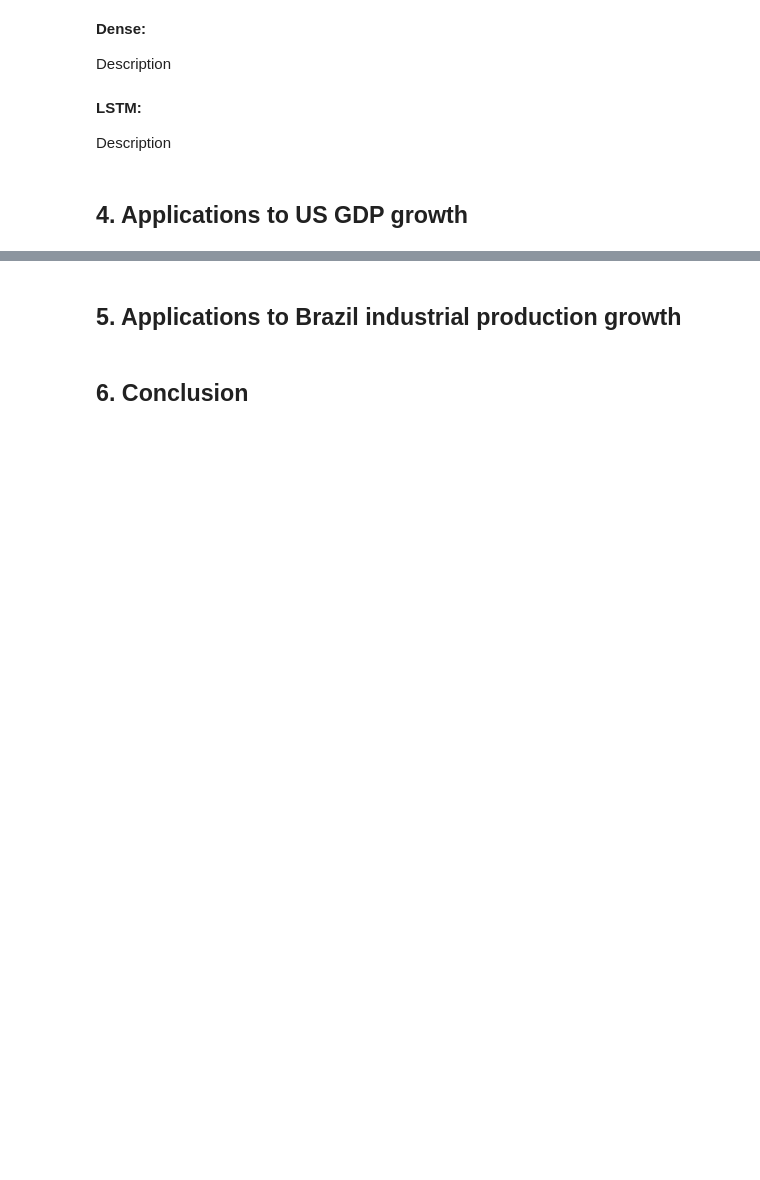
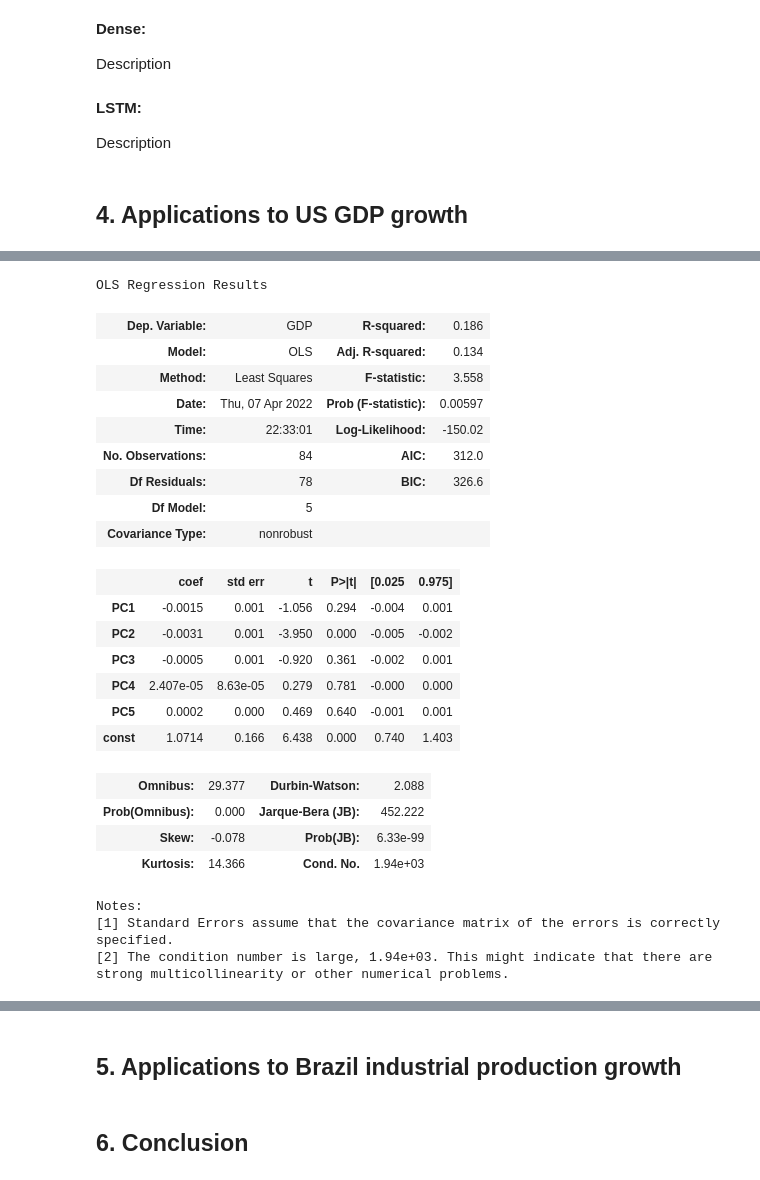
Before and after one commit to vgm236/Special_Project_Moreira_Raza-Nisar, a Jupyter notebook: app/sper_nisar_raza_moreira.ipynb, the cells around one changed output, grey strips where cells are left out. Saved outputs shown, nothing was run; the diff lists cells and outputs as text; code cells hidden in the pictures; blank space fills up the shorter version.

```diff
--- a/app/sper_nisar_raza_moreira.ipynb
+++ b/app/sper_nisar_raza_moreira.ipynb
@@ -183,0 +286,31 @@ Description
+# %%
+# Now, let's test the PCA regressions
+quarterly_all = sm.add_constant(quarterly_all)
+regression_pca = sm.OLS(quarterly_all['GDP'],quarterly_all[['PC1', 'PC2', 'PC3', 'PC4', 'PC5', 'const']], missing='drop').fit().summary()
+regression_pca
+# %% [output]
+OLS Regression Results
+| Dep. Variable: | GDP | R-squared: | 0.186 |
+| Model: | OLS | Adj. R-squared: | 0.134 |
+| Method: | Least Squares | F-statistic: | 3.558 |
+| Date: | Thu, 07 Apr 2022 | Prob (F-statistic): | 0.00597 |
+| Time: | 22:33:01 | Log-Likelihood: | -150.02 |
+| No. Observations: | 84 | AIC: | 312.0 |
+| Df Residuals: | 78 | BIC: | 326.6 |
+| Df Model: | 5 |  |  |
+| Covariance Type: | nonrobust |  |  |
+|  | coef | std err | t | P>|t| | [0.025 | 0.975] |
+| PC1 | -0.0015 | 0.001 | -1.056 | 0.294 | -0.004 | 0.001 |
+| PC2 | -0.0031 | 0.001 | -3.950 | 0.000 | -0.005 | -0.002 |
+| PC3 | -0.0005 | 0.001 | -0.920 | 0.361 | -0.002 | 0.001 |
+| PC4 | 2.407e-05 | 8.63e-05 | 0.279 | 0.781 | -0.000 | 0.000 |
+| PC5 | 0.0002 | 0.000 | 0.469 | 0.640 | -0.001 | 0.001 |
+| const | 1.0714 | 0.166 | 6.438 | 0.000 | 0.740 | 1.403 |
+| Omnibus: | 29.377 | Durbin-Watson: | 2.088 |
+| Prob(Omnibus): | 0.000 | Jarque-Bera (JB): | 452.222 |
+| Skew: | -0.078 | Prob(JB): | 6.33e-99 |
+| Kurtosis: | 14.366 | Cond. No. | 1.94e+03 |
+Notes:
+[1] Standard Errors assume that the covariance matrix of the errors is correctly specified.
+[2] The condition number is large, 1.94e+03. This might indicate that there are
+strong multicollinearity or other numerical problems.
```
Also changed, not shown: parts of 7 cells of this notebook.
